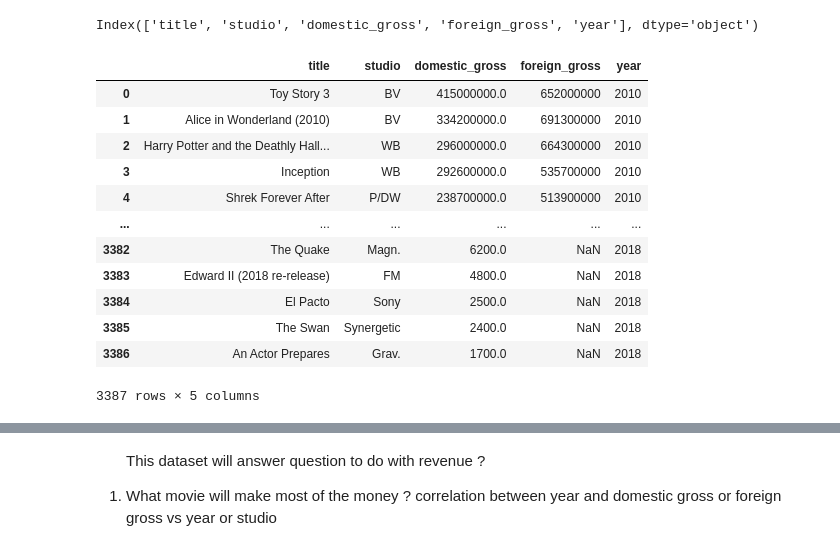
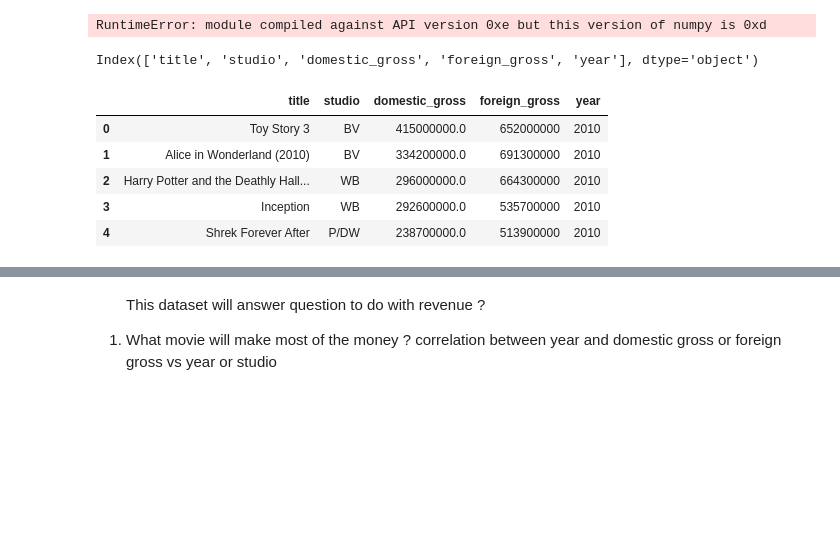
Before and after one commit to pkiar/Phase-2-Film-Production-Project, a Jupyter notebook: index.ipynb, the cells around one changed output, grey strips where cells are left out. Saved outputs shown, nothing was run; the diff lists cells and outputs as text; code cells hidden in the pictures; blank space fills up the shorter version.

```diff
--- a/index.ipynb
+++ b/index.ipynb
@@ -1,24 +1,17 @@
 # %%
-# Reading into the csv files to clean and aggregate the columns we need for analysis
 import pandas as pd
-bom = pd.read_csv("bom.movie_gross.csv")
 
-bom.columns
+df1 = pd.read_csv("bom.movie_gross.csv")
+df1.columns
 # %% [output]
-Index(['title', 'studio', 'domestic_gross', 'foreign_gross', 'year'], dtype='object')
+RuntimeError: module compiled against API version 0xe but this version of numpy is 0xd
+Index(['title', 'studio', 'domestic_gross', 'foreign_gross', 'year'], dtype='object')
 # %%
-bom
+df1.head()
 # %% [output]
 |  | title | studio | domestic_gross | foreign_gross | year |
 | 0 | Toy Story 3 | BV | 415000000.0 | 652000000 | 2010 |
 | 1 | Alice in Wonderland (2010) | BV | 334200000.0 | 691300000 | 2010 |
 | 2 | Harry Potter and the Deathly Hall... | WB | 296000000.0 | 664300000 | 2010 |
 | 3 | Inception | WB | 292600000.0 | 535700000 | 2010 |
 | 4 | Shrek Forever After | P/DW | 238700000.0 | 513900000 | 2010 |
-| ... | ... | ... | ... | ... | ... |
-| 3382 | The Quake | Magn. | 6200.0 | NaN | 2018 |
-| 3383 | Edward II (2018 re-release) | FM | 4800.0 | NaN | 2018 |
-| 3384 | El Pacto | Sony | 2500.0 | NaN | 2018 |
-| 3385 | The Swan | Synergetic | 2400.0 | NaN | 2018 |
-| 3386 | An Actor Prepares | Grav. | 1700.0 | NaN | 2018 |
-3387 rows × 5 columns
```
Also changed, not shown: parts of 34 cells of this notebook.
